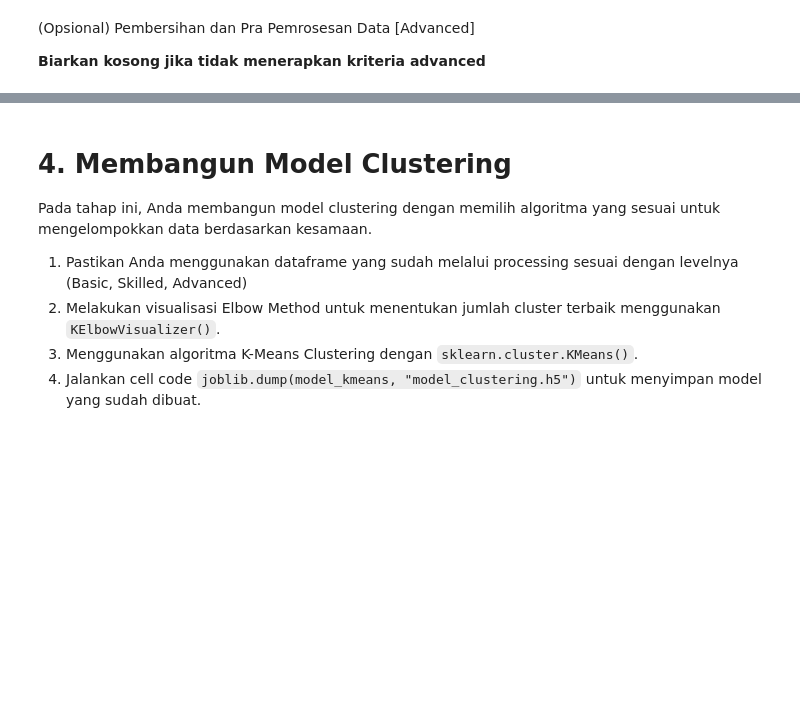
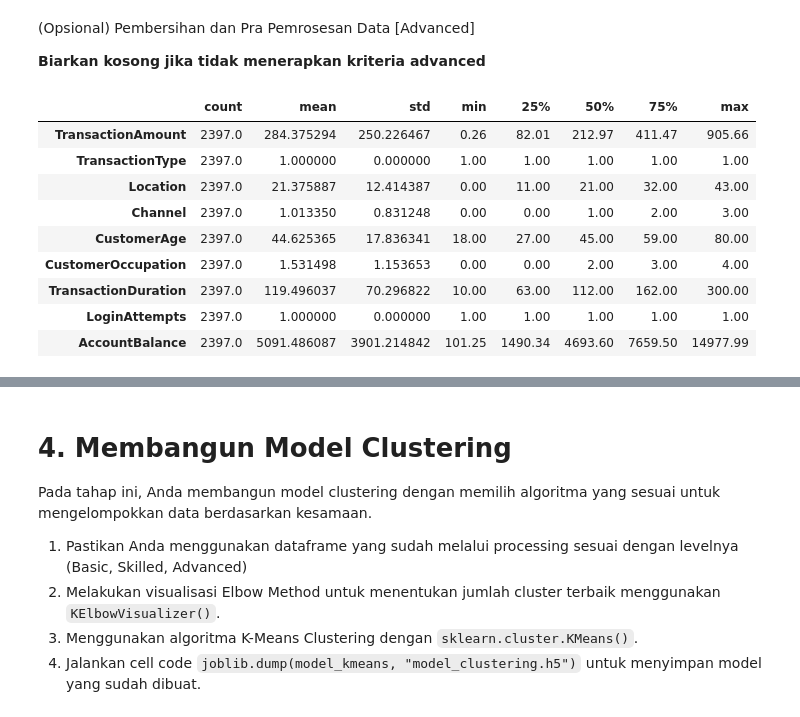
Before and after one commit to Sulbae/ML-Supervised-Unsupervised, a Jupyter notebook: [Clustering]_Submission_Akhir_BMLP_Anggun-Sulis-Setyawan.ipynb, the cells around one changed output, grey strips where cells are left out. Drawn from its saved outputs; the diff is of its cells as text; code cells hidden in the pictures; blank space fills up the shorter version.

```diff
--- a/[Clustering]_Submission_Akhir_BMLP_Anggun-Sulis-Setyawan.ipynb
+++ b/[Clustering]_Submission_Akhir_BMLP_Anggun-Sulis-Setyawan.ipynb
@@ -379,0 +373,31 @@ Jumlah duplikasi data : 0
+# %%
+# Melakukan Handling Outlier Data berdasarkan jumlah outlier, apakah menggunakan metode drop atau mengisi nilai tersebut.
+# Menggunakan IQR untuk mendeteksi dan mengganti outlier dengan nilai batas atas atau batas bawah
+def handle_outliers_iqr(dataframe, column):
+    Q1 = dataframe[column].quantile(0.25)
+    Q3 = dataframe[column].quantile(0.75)
+    IQR = Q3 - Q1
+    lower_bound = Q1 - 1.5 * IQR
+    upper_bound = Q3 + 1.5 * IQR
+
+    # Mengganti outlier dengan batas bawah atau batas atas
+    dataframe[column] = np.where(dataframe[column] < lower_bound, lower_bound, dataframe[column])
+    dataframe[column] = np.where(dataframe[column] > upper_bound, upper_bound, dataframe[column])
+    return dataframe
+
+numeric_cols = df.select_dtypes(include=[np.number]).columns
+for col in numeric_cols:
+    df = handle_outliers_iqr(df, col)
+
+df.describe().T
+# %% [output]
+|  | count | mean | std | min | 25% | 50% | 75% | max |
+| TransactionAmount | 2397.0 | 284.375294 | 250.226467 | 0.26 | 82.01 | 212.97 | 411.47 | 905.66 |
+| TransactionType | 2397.0 | 1.000000 | 0.000000 | 1.00 | 1.00 | 1.00 | 1.00 | 1.00 |
+| Location | 2397.0 | 21.375887 | 12.414387 | 0.00 | 11.00 | 21.00 | 32.00 | 43.00 |
+| Channel | 2397.0 | 1.013350 | 0.831248 | 0.00 | 0.00 | 1.00 | 2.00 | 3.00 |
+| CustomerAge | 2397.0 | 44.625365 | 17.836341 | 18.00 | 27.00 | 45.00 | 59.00 | 80.00 |
+| CustomerOccupation | 2397.0 | 1.531498 | 1.153653 | 0.00 | 0.00 | 2.00 | 3.00 | 4.00 |
+| TransactionDuration | 2397.0 | 119.496037 | 70.296822 | 10.00 | 63.00 | 112.00 | 162.00 | 300.00 |
+| LoginAttempts | 2397.0 | 1.000000 | 0.000000 | 1.00 | 1.00 | 1.00 | 1.00 | 1.00 |
+| AccountBalance | 2397.0 | 5091.486087 | 3901.214842 | 101.25 | 1490.34 | 4693.60 | 7659.50 | 14977.99 |
```
Also changed, not shown: parts of 4 cells of this notebook.
